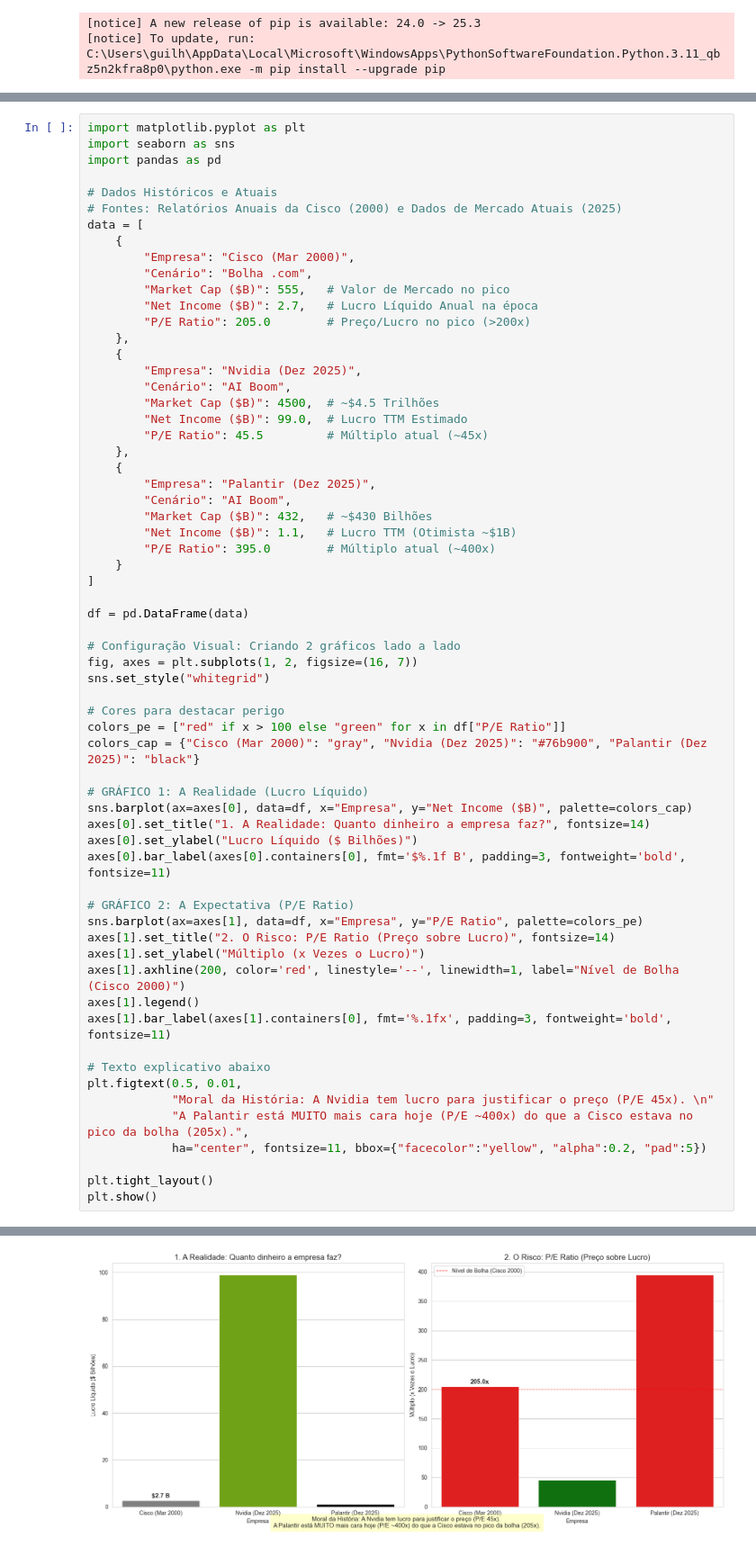
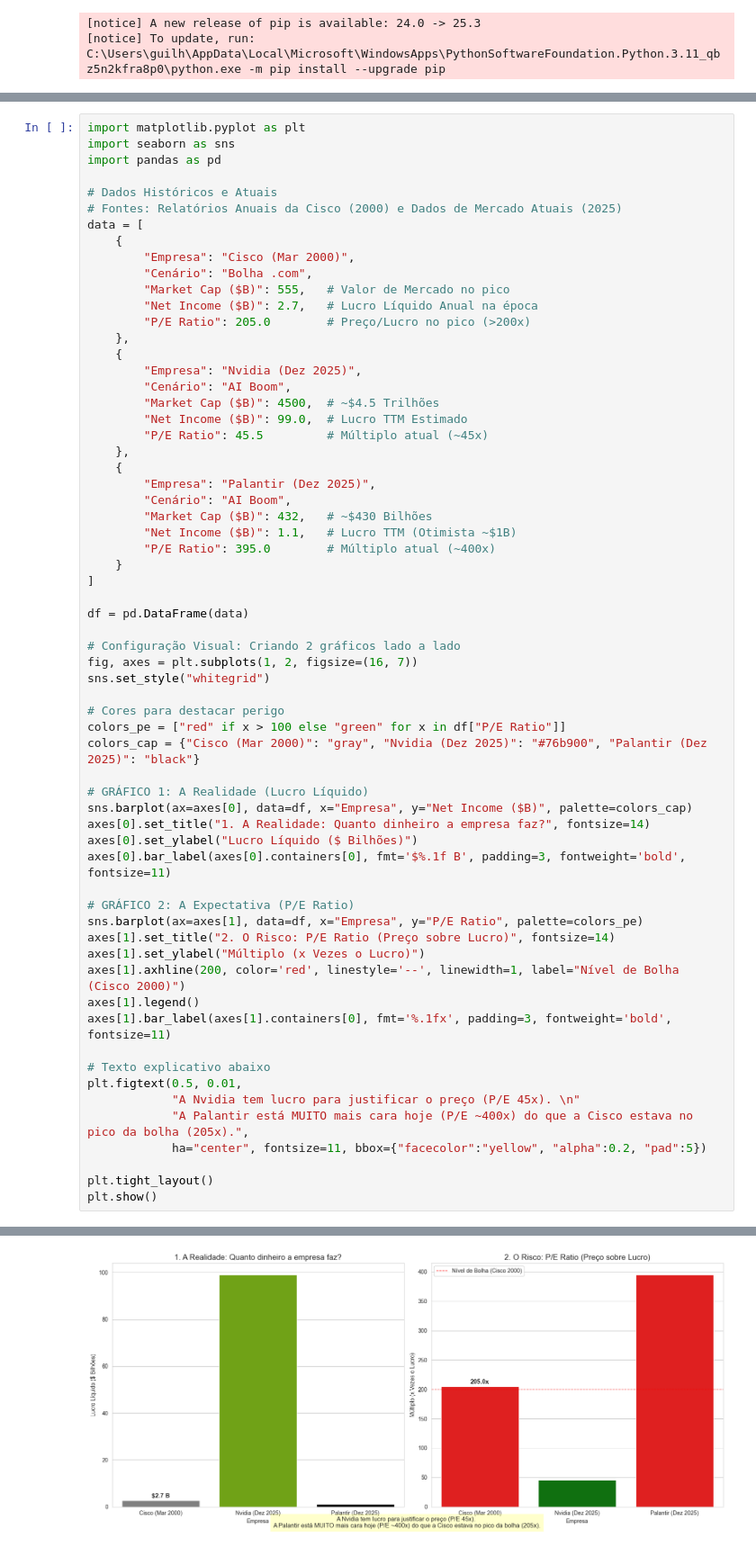
Before and after one commit to GuilhermeMP-prog/Dev.ensinaG4, a Jupyter notebook: main.ipynb, the cells around one changed output, grey strips where cells are left out. Shown at 90% size. Drawn from its saved outputs; the diff is of its cells as text.

```diff
--- a/main.ipynb
+++ b/main.ipynb
@@ -973,32 +973,32 @@ colors_cap = {"Cisco (Mar 2000)": "gray", "Nvidia (Dez 2025)": "#76b900", "Palan
 
 # GRÁFICO 1: A Realidade (Lucro Líquido)
 sns.barplot(ax=axes[0], data=df, x="Empresa", y="Net Income ($B)", palette=colors_cap)
 axes[0].set_title("1. A Realidade: Quanto dinheiro a empresa faz?", fontsize=14)
 axes[0].set_ylabel("Lucro Líquido ($ Bilhões)")
 axes[0].bar_label(axes[0].containers[0], fmt='$%.1f B', padding=3, fontweight='bold', fontsize=11)
 
 # GRÁFICO 2: A Expectativa (P/E Ratio)
 sns.barplot(ax=axes[1], data=df, x="Empresa", y="P/E Ratio", palette=colors_pe)
 axes[1].set_title("2. O Risco: P/E Ratio (Preço sobre Lucro)", fontsize=14)
 axes[1].set_ylabel("Múltiplo (x Vezes o Lucro)")
 axes[1].axhline(200, color='red', linestyle='--', linewidth=1, label="Nível de Bolha (Cisco 2000)")
 axes[1].legend()
 axes[1].bar_label(axes[1].containers[0], fmt='%.1fx', padding=3, fontweight='bold', fontsize=11)
 
 # Texto explicativo abaixo
 plt.figtext(0.5, 0.01,
-            "Moral da História: A Nvidia tem lucro para justificar o preço (P/E 45x). \n"
+            "A Nvidia tem lucro para justificar o preço (P/E 45x). \n"
             "A Palantir está MUITO mais cara hoje (P/E ~400x) do que a Cisco estava no pico da bolha (205x).",
             ha="center", fontsize=11, bbox={"facecolor":"yellow", "alpha":0.2, "pad":5})
 
 plt.tight_layout()
 plt.show()
 # %% [output]
 Passing `palette` without assigning `hue` is deprecated and will be removed in v0.14.0. Assign the `x` variable to `hue` and set `legend=False` for the same effect.
 
   sns.barplot(ax=axes[0], data=df, x="Empresa", y="Net Income ($B)", palette=colors_cap)
 
 Passing `palette` without assigning `hue` is deprecated and will be removed in v0.14.0. Assign the `x` variable to `hue` and set `legend=False` for the same effect.
 
   sns.barplot(ax=axes[1], data=df, x="Empresa", y="P/E Ratio", palette=colors_pe)
-[figure, old version]
+[figure, new version]
```
Also changed, not shown: parts of 3 cells of this notebook.
